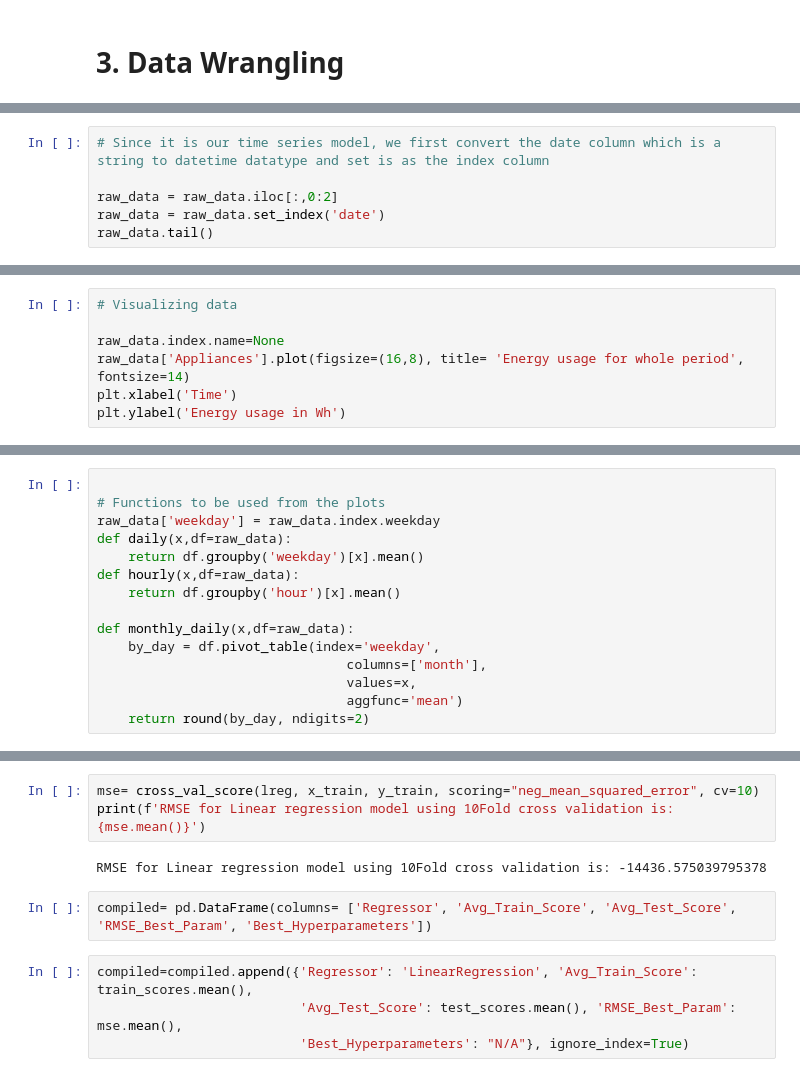
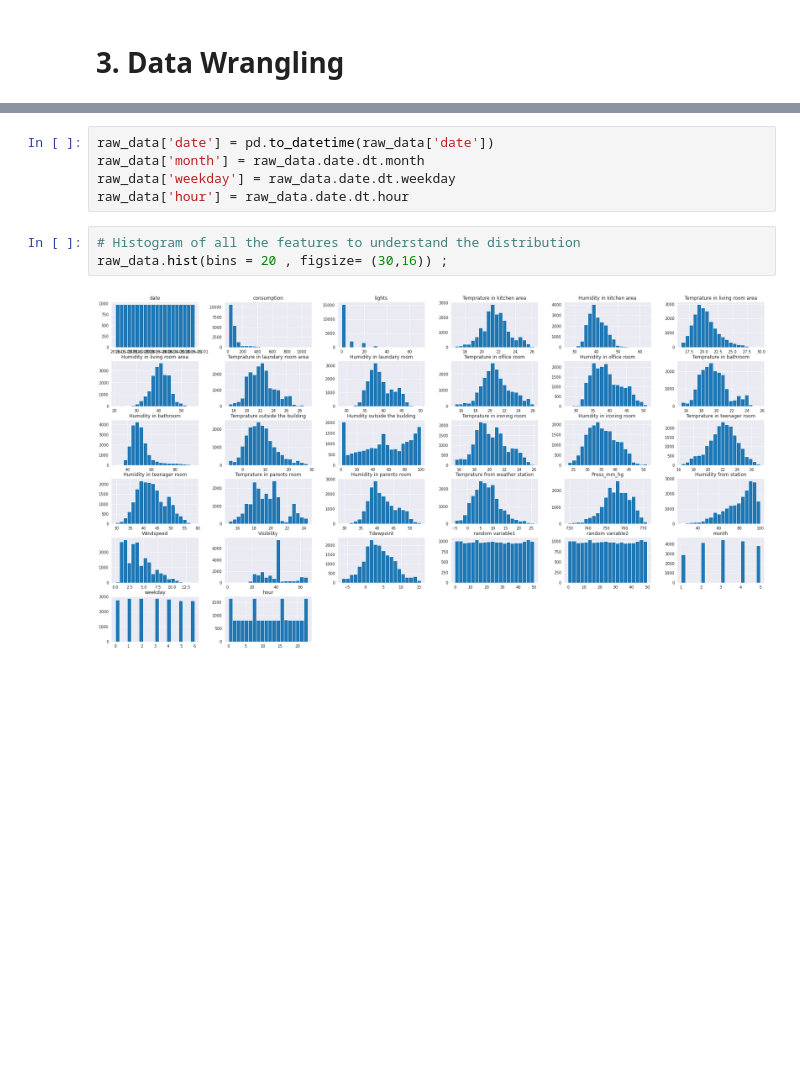
Before and after one commit to KapilNarayanSingh/Appliance-Energy-Prediction, a Jupyter notebook: Appliance_energy_prediction.ipynb, the cells around one changed output, grey strips where cells are left out. Saved outputs shown, nothing was run; the diff lists cells and outputs as text; blank space fills up the shorter version.

```diff
--- a/Appliance_energy_prediction.ipynb
+++ b/Appliance_energy_prediction.ipynb
@@ -183,6 +217,0 @@ raw_data.drop(columns=['Appliances', 'date']).columns[np.argmax(abs(m.coef_[0]))
-# %%
-# Since it is our time series model, we first convert the date column which is a string to datetime datatype and set is as the index column
-
-raw_data = raw_data.iloc[:,0:2]
-raw_data = raw_data.set_index('date')
-raw_data.tail()
@@ -197,7 +217,0 @@ raw_data.tail()
-# %%
-# Visualizing data
-
-raw_data.index.name=None
-raw_data['Appliances'].plot(figsize=(16,8), title= 'Energy usage for whole period', fontsize=14)
-plt.xlabel('Time')
-plt.ylabel('Energy usage in Wh')
@@ -207,15 +217,0 @@ Text(0, 0.5, 'Energy usage in Wh')
-# %%
-
-# Functions to be used from the plots
-raw_data['weekday'] = raw_data.index.weekday
-def daily(x,df=raw_data):
-    return df.groupby('weekday')[x].mean()
-def hourly(x,df=raw_data):
-    return df.groupby('hour')[x].mean()
-
-def monthly_daily(x,df=raw_data):
-    by_day = df.pivot_table(index='weekday',
-                                columns=['month'],
-                                values=x,
-                                aggfunc='mean')
-    return round(by_day, ndigits=2)
@@ -294,11 +218,10 @@ NameError: ignored
-# %%
-mse= cross_val_score(lreg, x_train, y_train, scoring="neg_mean_squared_error", cv=10)
-print(f'RMSE for Linear regression model using 10Fold cross validation is: {mse.mean()}')
-# %% [output]
-RMSE for Linear regression model using 10Fold cross validation is: -14436.575039795378
-# %%
-compiled= pd.DataFrame(columns= ['Regressor', 'Avg_Train_Score', 'Avg_Test_Score', 'RMSE_Best_Param', 'Best_Hyperparameters'])
-# %%
-compiled=compiled.append({'Regressor': 'LinearRegression', 'Avg_Train_Score': train_scores.mean(),
-                          'Avg_Test_Score': test_scores.mean(), 'RMSE_Best_Param': mse.mean(),
-                          'Best_Hyperparameters': "N/A"}, ignore_index=True)
+# %%
+raw_data['date'] = pd.to_datetime(raw_data['date'])
+raw_data['month'] = raw_data.date.dt.month
+raw_data['weekday'] = raw_data.date.dt.weekday
+raw_data['hour'] = raw_data.date.dt.hour
+# %%
+# Histogram of all the features to understand the distribution
+raw_data.hist(bins = 20 , figsize= (30,16)) ;
+# %% [output]
+[figure, added]
```
Also changed, not shown: parts of 49 cells of this notebook.
